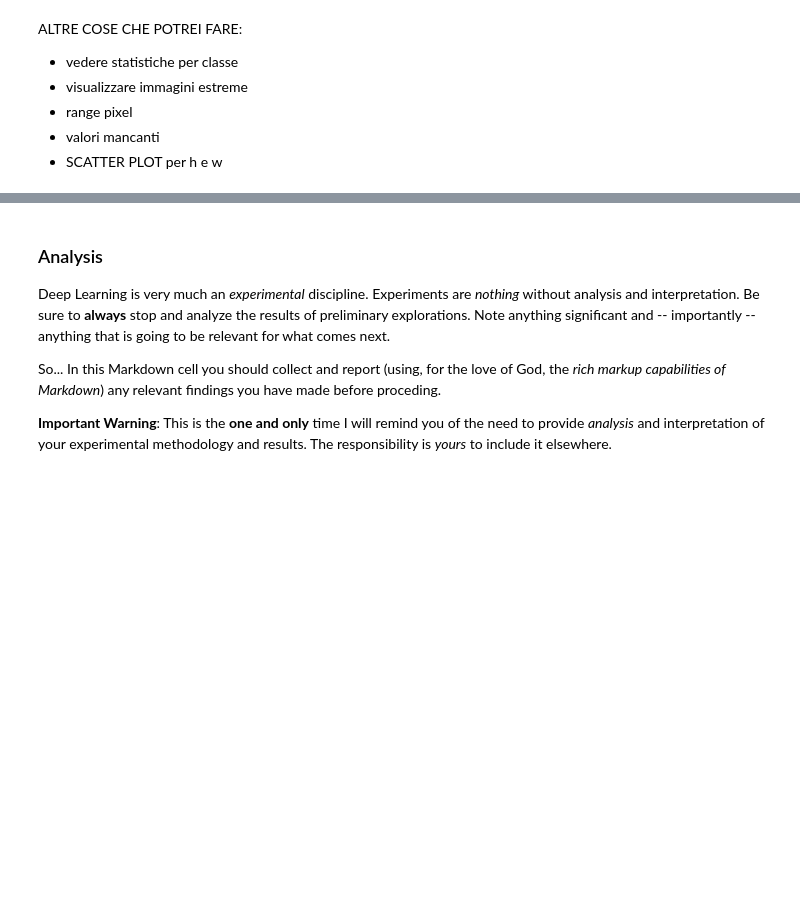
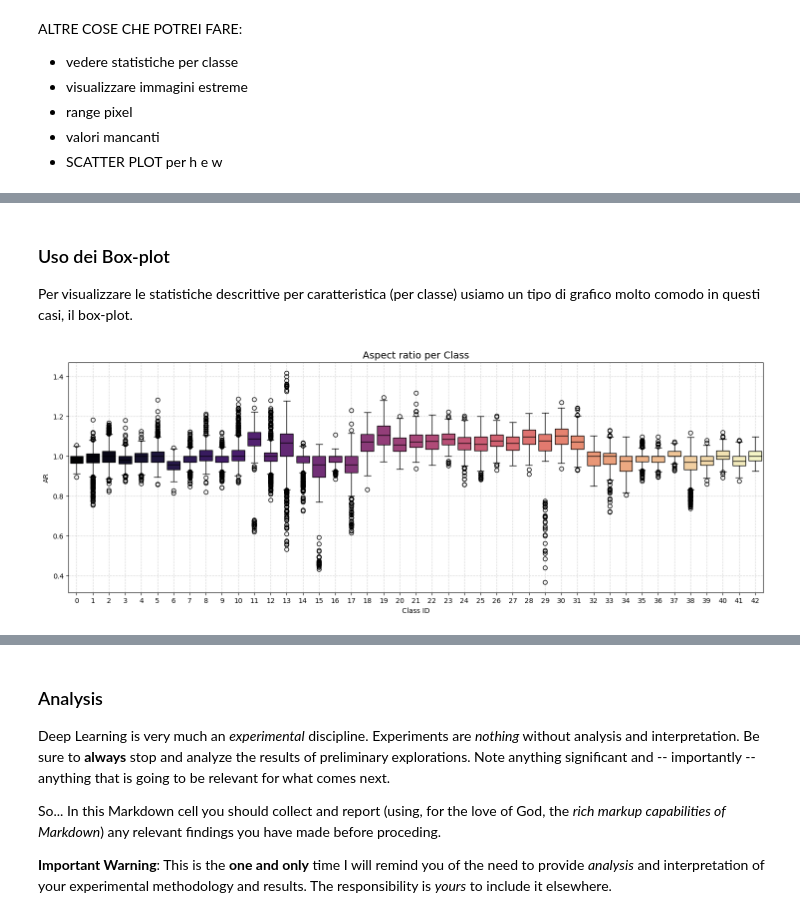
Before and after one commit to TommyyPasto/DLA-course-repo, a Jupyter notebook: Lab 1/DLA-Lab1.ipynb, the cells around one changed output, grey strips where cells are left out. Cells and saved outputs as stored; diff of their text form; code cells hidden in the pictures; blank space fills up the shorter version.

```diff
--- a/Lab 1/DLA-Lab1.ipynb
+++ b/Lab 1/DLA-Lab1.ipynb
@@ -261,0 +359,13 @@ ALTRE COSE CHE POTREI FARE:
+# %% [markdown]
+### Uso dei Box-plot
+Per visualizzare le statistiche descrittive per caratteristica (per classe) usiamo un tipo di grafico molto comodo in questi casi, il box-plot.
+# %%
+plt.figure(figsize=(18, 6))
+sns.boxplot(x='CLS', y='AR', data=df_stats, palette='magma', hue='CLS', legend=False)
+plt.title('Aspect ratio per Class', fontsize=14)
+plt.xlabel('Class ID')
+plt.ylabel('AR')
+plt.grid(True, which='both', linestyle='--', alpha=0.5)
+plt.show()
+# %% [output]
+[figure, added]
```
Also changed, not shown: parts of 20 cells of this notebook.
